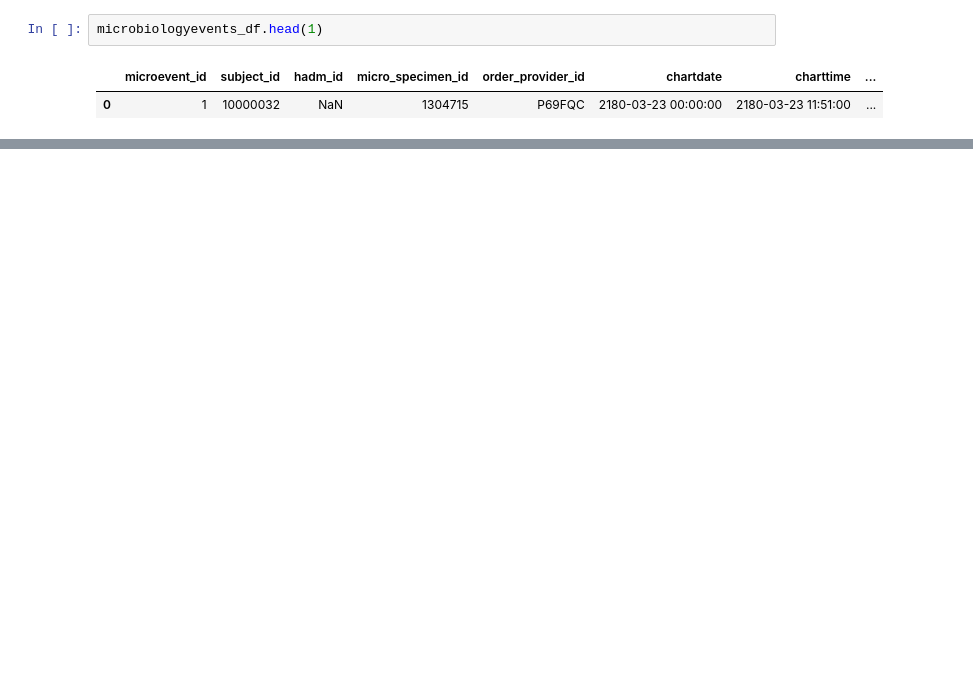
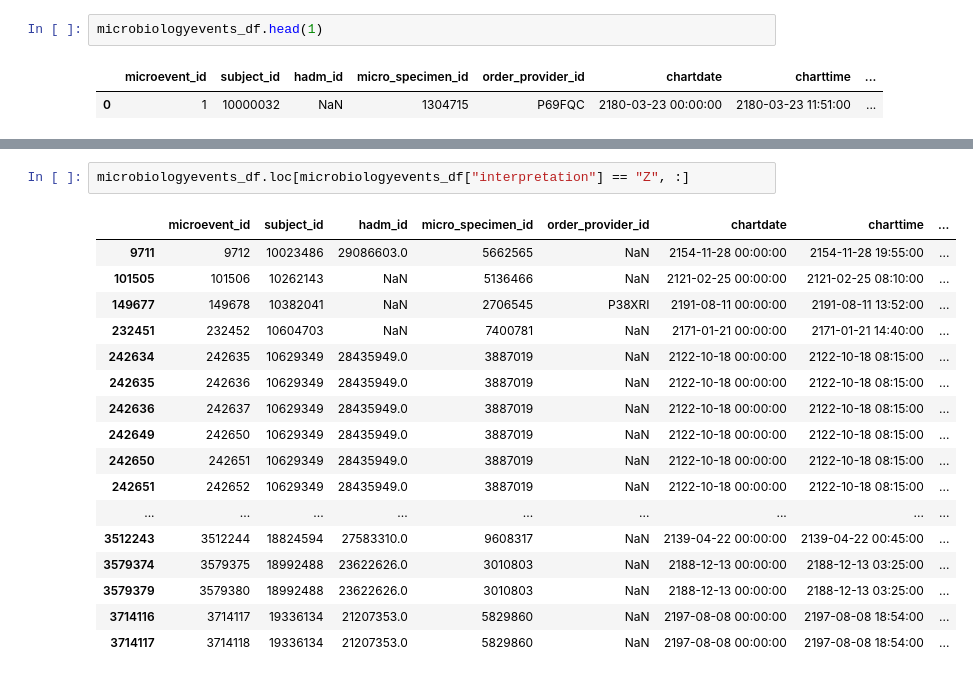
Before and after one commit to divyachahal12/Databricks-Group-1-WIL-2026, a Jupyter notebook: mimic-iv/silver layer files/archive/Batch Analysing All Tables.ipynb, the cells around one changed output, grey strips where cells are left out. Cells and saved outputs as stored; diff of their text form; blank space fills up the shorter version.

Commit message:
Updating Silver Layer Table Analysis

```diff
--- a/mimic-iv/silver layer files/archive/Batch Analysing All Tables.ipynb
+++ b/mimic-iv/silver layer files/archive/Batch Analysing All Tables.ipynb
@@ -2720,0 +3028,20 @@ microbiologyevents_df.head(1)
+# %%
+microbiologyevents_df.loc[microbiologyevents_df["interpretation"] == "Z", :]
+# %% [output]
+|  | microevent_id | subject_id | hadm_id | micro_specimen_id | order_provider_id | chartdate | charttime | ... |
+| 9711 | 9712 | 10023486 | 29086603.0 | 5662565 | NaN | 2154-11-28 00:00:00 | 2154-11-28 19:55:00 | ... |
+| 101505 | 101506 | 10262143 | NaN | 5136466 | NaN | 2121-02-25 00:00:00 | 2121-02-25 08:10:00 | ... |
+| 149677 | 149678 | 10382041 | NaN | 2706545 | P38XRI | 2191-08-11 00:00:00 | 2191-08-11 13:52:00 | ... |
+| 232451 | 232452 | 10604703 | NaN | 7400781 | NaN | 2171-01-21 00:00:00 | 2171-01-21 14:40:00 | ... |
+| 242634 | 242635 | 10629349 | 28435949.0 | 3887019 | NaN | 2122-10-18 00:00:00 | 2122-10-18 08:15:00 | ... |
+| 242635 | 242636 | 10629349 | 28435949.0 | 3887019 | NaN | 2122-10-18 00:00:00 | 2122-10-18 08:15:00 | ... |
+| 242636 | 242637 | 10629349 | 28435949.0 | 3887019 | NaN | 2122-10-18 00:00:00 | 2122-10-18 08:15:00 | ... |
+| 242649 | 242650 | 10629349 | 28435949.0 | 3887019 | NaN | 2122-10-18 00:00:00 | 2122-10-18 08:15:00 | ... |
+| 242650 | 242651 | 10629349 | 28435949.0 | 3887019 | NaN | 2122-10-18 00:00:00 | 2122-10-18 08:15:00 | ... |
+| 242651 | 242652 | 10629349 | 28435949.0 | 3887019 | NaN | 2122-10-18 00:00:00 | 2122-10-18 08:15:00 | ... |
+| ... | ... | ... | ... | ... | ... | ... | ... | ... |
+| 3512243 | 3512244 | 18824594 | 27583310.0 | 9608317 | NaN | 2139-04-22 00:00:00 | 2139-04-22 00:45:00 | ... |
+| 3579374 | 3579375 | 18992488 | 23622626.0 | 3010803 | NaN | 2188-12-13 00:00:00 | 2188-12-13 03:25:00 | ... |
+| 3579379 | 3579380 | 18992488 | 23622626.0 | 3010803 | NaN | 2188-12-13 00:00:00 | 2188-12-13 03:25:00 | ... |
+| 3714116 | 3714117 | 19336134 | 21207353.0 | 5829860 | NaN | 2197-08-08 00:00:00 | 2197-08-08 18:54:00 | ... |
+| 3714117 | 3714118 | 19336134 | 21207353.0 | 5829860 | NaN | 2197-08-08 00:00:00 | 2197-08-08 18:54:00 | ... |
```
Also changed, not shown: parts of 164 cells of this notebook, 1 other file.
